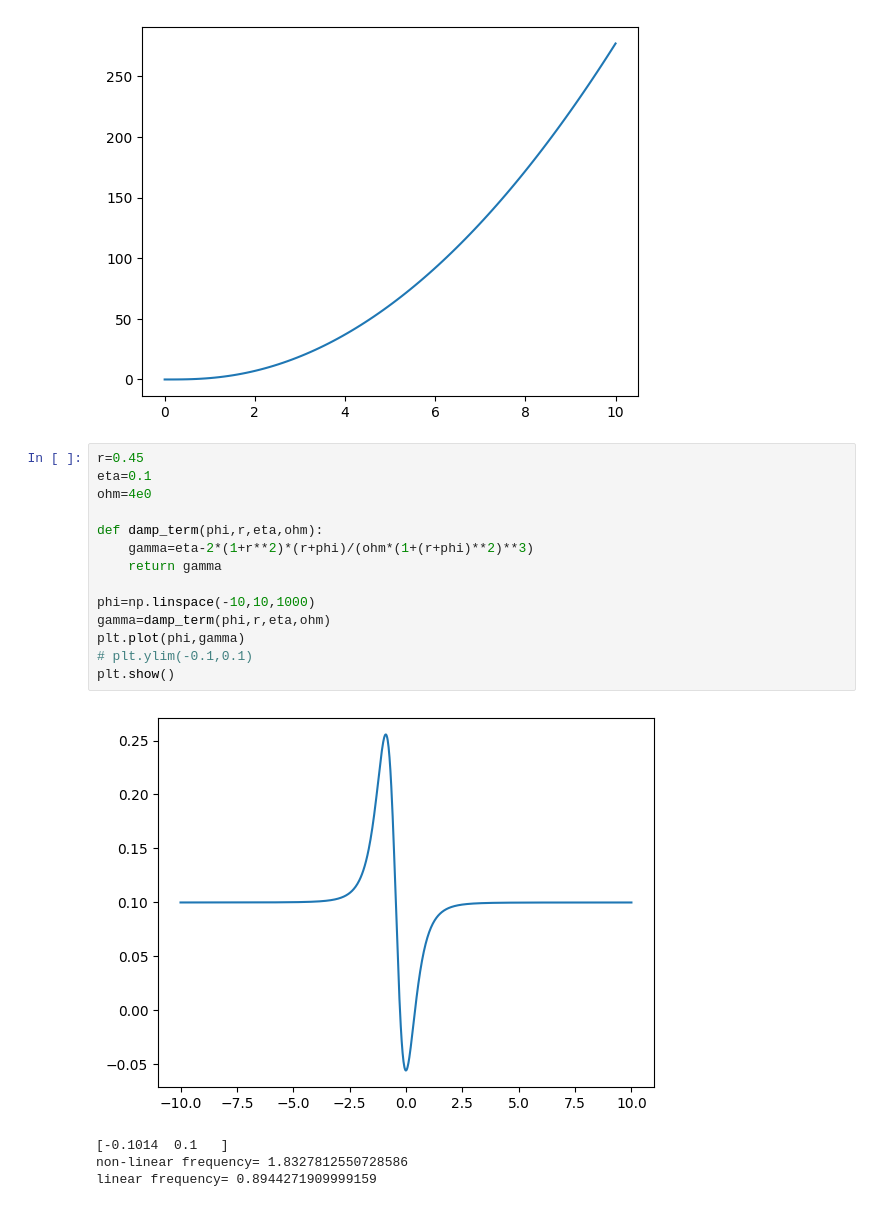
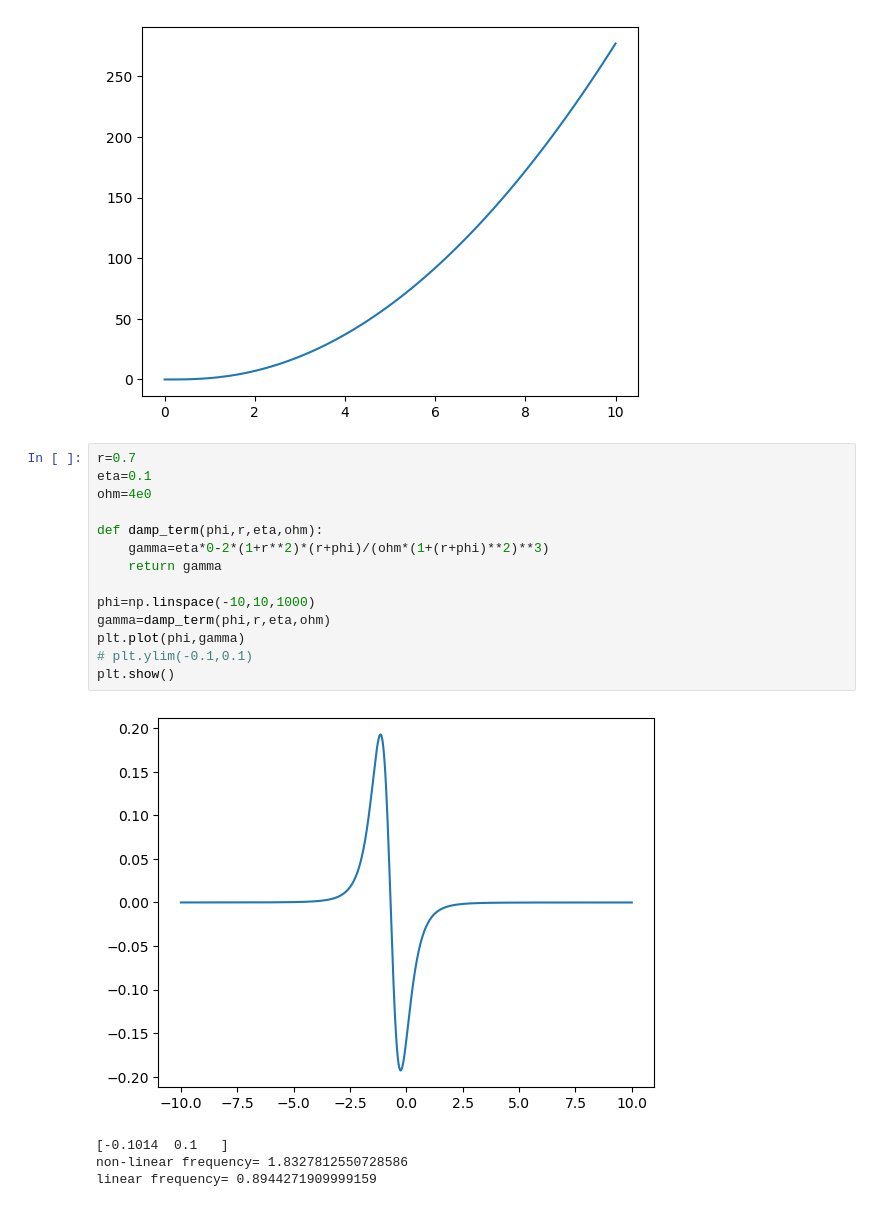
Before and after one commit to Satyamjha2/Optomechanics, a Jupyter notebook: levitating_mirror.ipynb, the cells around one changed output. Cells and saved outputs as stored; diff of their text form.

```diff
--- a/levitating_mirror.ipynb
+++ b/levitating_mirror.ipynb
@@ -497,21 +621,21 @@ plt.show()
 [figure]
 [figure]
 # %%
-r=0.45
+r=0.7
 eta=0.1
 ohm=4e0
 
 def damp_term(phi,r,eta,ohm):
-    gamma=eta-2*(1+r**2)*(r+phi)/(ohm*(1+(r+phi)**2)**3)
+    gamma=eta*0-2*(1+r**2)*(r+phi)/(ohm*(1+(r+phi)**2)**3)
     return gamma
 
 phi=np.linspace(-10,10,1000)
 gamma=damp_term(phi,r,eta,ohm)
 plt.plot(phi,gamma)
 # plt.ylim(-0.1,0.1)
 plt.show()
 # %% [output]
-[figure, old version]
+[figure, new version]
 # %%
 # %% [output]
 [-0.1014  0.1   ]
```
Also changed, not shown: parts of 12 cells of this notebook.
